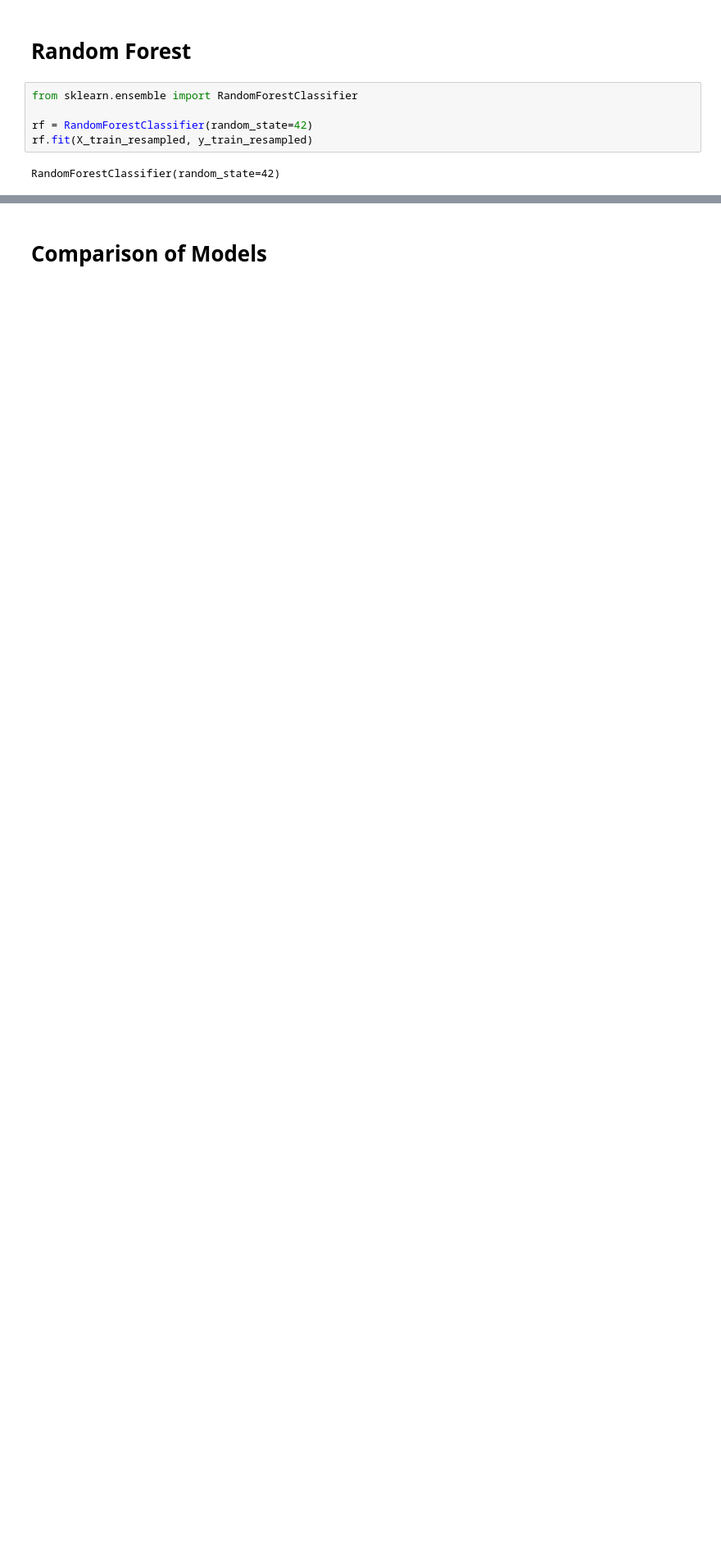
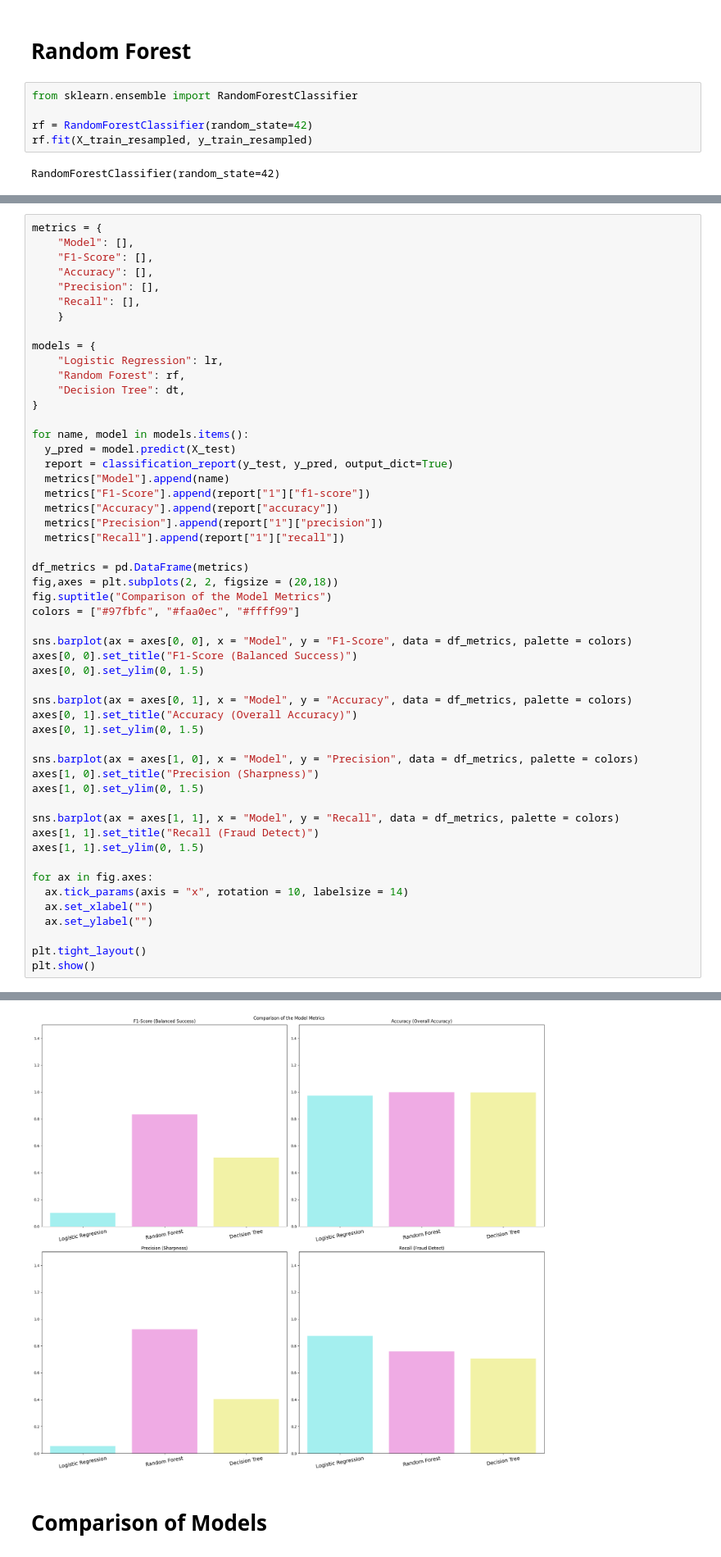
Before and after one commit to fuatkeles/Projects, a Jupyter notebook: Machine_Learning_Assignment.ipynb, the cells around one changed output, grey strips where cells are left out. Shown at 82% size. Saved outputs shown, nothing was run; the diff lists cells and outputs as text; blank space fills up the shorter version.

```diff
--- a/Machine_Learning_Assignment.ipynb
+++ b/Machine_Learning_Assignment.ipynb
@@ -255,3 +261,56 @@ weighted avg       1.00      1.00      1.00     56746
 
 --- Random Forest Confusion Matrix ---
 [figure]
+# %%
+metrics = {
+    "Model": [],
+    "F1-Score": [],
+    "Accuracy": [],
+    "Precision": [],
+    "Recall": [],
+    }
+
+models = {
+    "Logistic Regression": lr,
+    "Random Forest": rf,
+    "Decision Tree": dt,
+}
+
+for name, model in models.items():
+  y_pred = model.predict(X_test)
+  report = classification_report(y_test, y_pred, output_dict=True)
+  metrics["Model"].append(name)
+  metrics["F1-Score"].append(report["1"]["f1-score"])
+  metrics["Accuracy"].append(report["accuracy"])
+  metrics["Precision"].append(report["1"]["precision"])
+  metrics["Recall"].append(report["1"]["recall"])
+
+df_metrics = pd.DataFrame(metrics)
+fig,axes = plt.subplots(2, 2, figsize = (20,18))
+fig.suptitle("Comparison of the Model Metrics")
+colors = ["#97fbfc", "#faa0ec", "#ffff99"]
+
+sns.barplot(ax = axes[0, 0], x = "Model", y = "F1-Score", data = df_metrics, palette = colors)
+axes[0, 0].set_title("F1-Score (Balanced Success)")
+axes[0, 0].set_ylim(0, 1.5)
+
+sns.barplot(ax = axes[0, 1], x = "Model", y = "Accuracy", data = df_metrics, palette = colors)
+axes[0, 1].set_title("Accuracy (Overall Accuracy)")
+axes[0, 1].set_ylim(0, 1.5)
+
+sns.barplot(ax = axes[1, 0], x = "Model", y = "Precision", data = df_metrics, palette = colors)
+axes[1, 0].set_title("Precision (Sharpness)")
+axes[1, 0].set_ylim(0, 1.5)
+
+sns.barplot(ax = axes[1, 1], x = "Model", y = "Recall", data = df_metrics, palette = colors)
+axes[1, 1].set_title("Recall (Fraud Detect)")
+axes[1, 1].set_ylim(0, 1.5)
+
+for ax in fig.axes:
+  ax.tick_params(axis = "x", rotation = 10, labelsize = 14)
+  ax.set_xlabel("")
+  ax.set_ylabel("")
+
+plt.tight_layout()
+plt.show()
+# %% [output]
@@ -258,3 +332,4 @@ weighted avg       1.00      1.00      1.00     56746
+[figure, added]
 # %% [markdown]
 # **Comparison of Models**
 # %%
```
Also changed, not shown: parts of 3 cells of this notebook.
